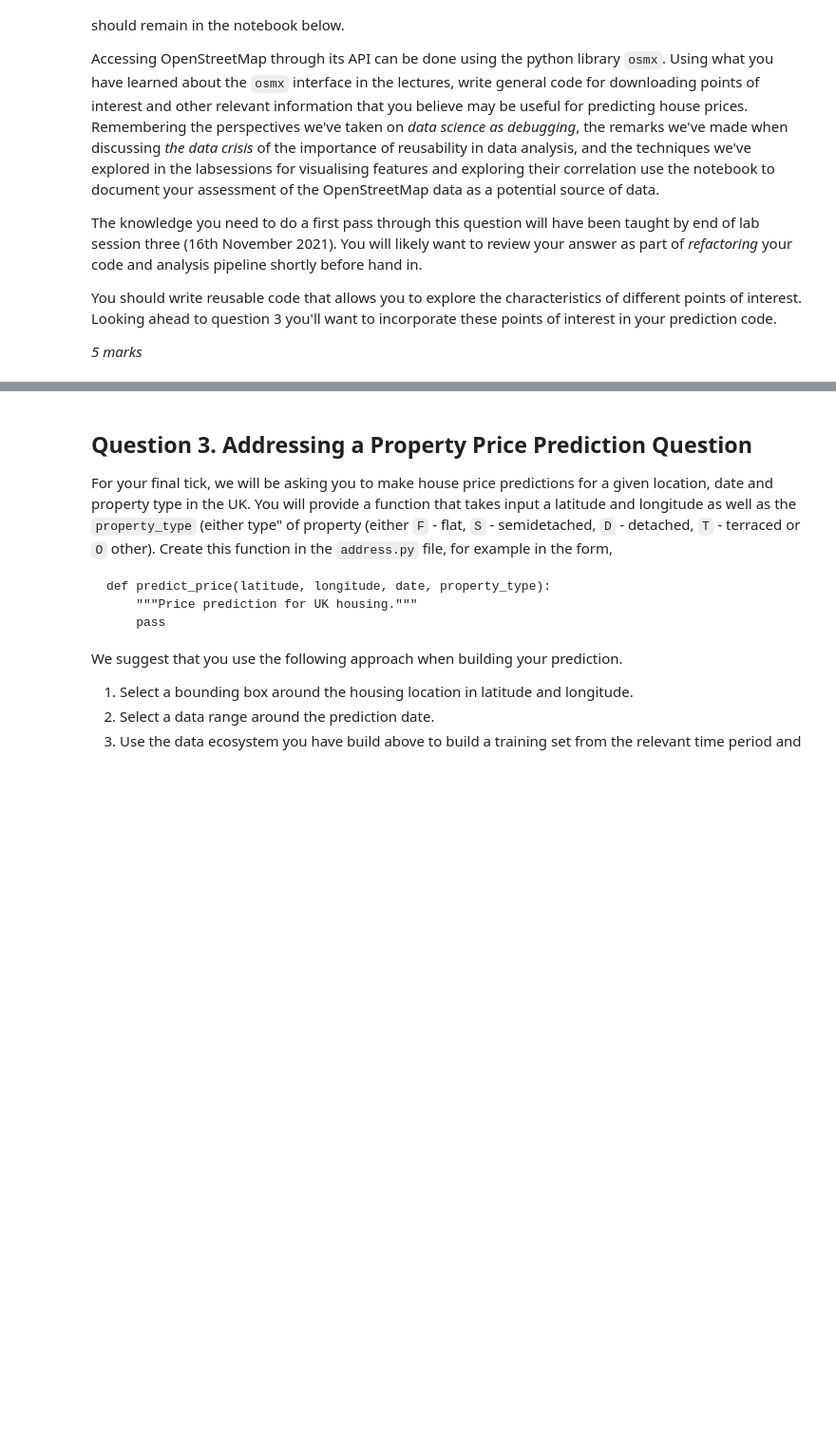
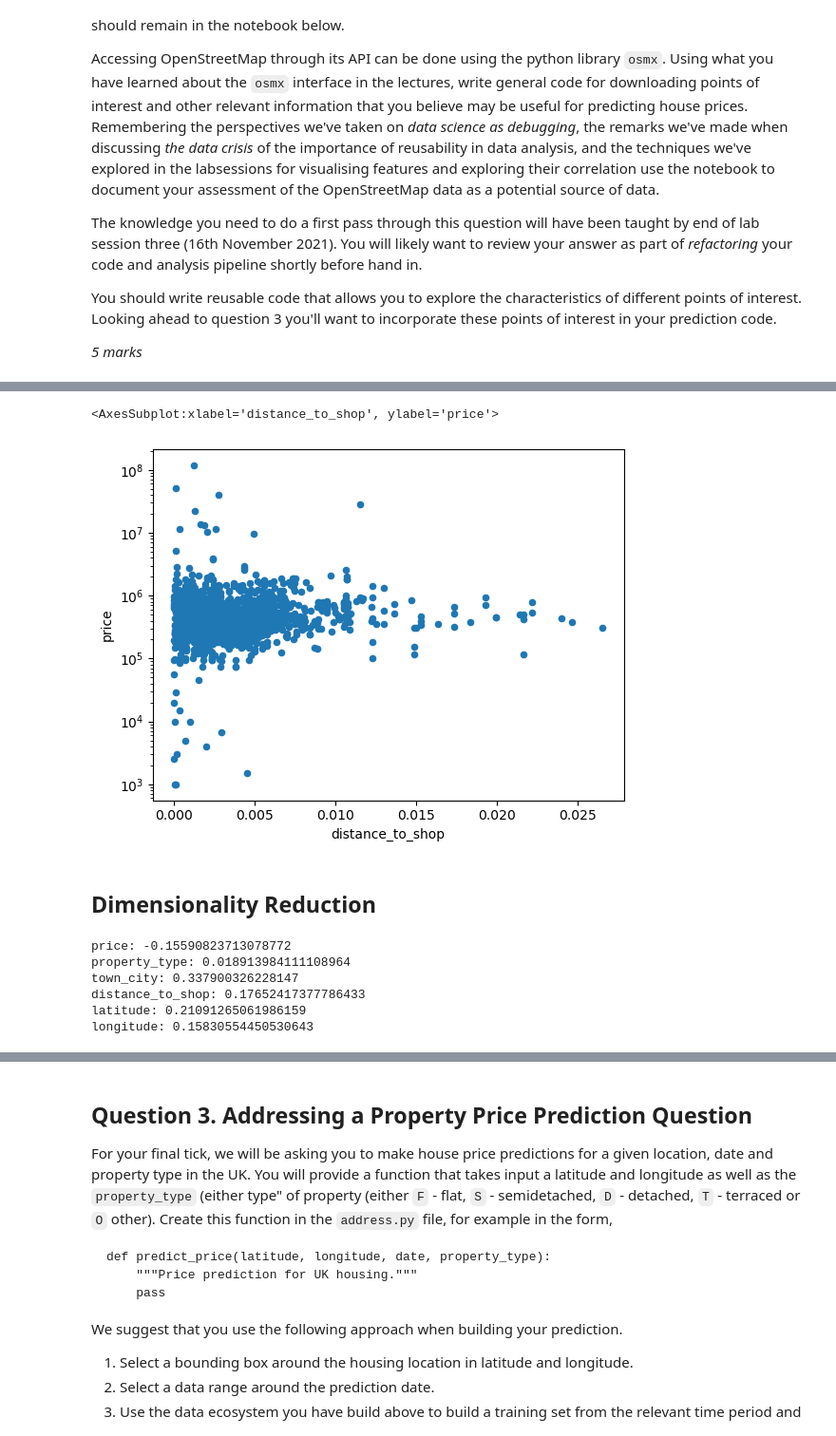
Before and after one commit to harryknighton/property-pricing, a Jupyter notebook: notebooks/assessment.ipynb, the cells around one changed output, grey strips where cells are left out. Shown: that part at 95% size. Cells and saved outputs as stored; diff of their text form; code cells hidden in the pictures; blank space fills up the shorter version.

```diff
--- a/notebooks/assessment.ipynb
+++ b/notebooks/assessment.ipynb
@@ -357,0 +424,20 @@ You should write reusable code that allows you to explore the characteristics of
+# %%
+df.plot(x='distance_to_shop', y='price', kind='scatter', logy=True)
+# %% [output]
+<AxesSubplot:xlabel='distance_to_shop', ylabel='price'>
+[figure, added]
+# %% [markdown]
+## Dimensionality Reduction
+# %%
+training_features = ['price', 'property_type', 'town_city', 'distance_to_shop', 'latitude', 'longitude']
+df = assess.normalise_numerical_features(df, ['price', 'latitude', 'longitude', 'distance_to_shop'])
+variance_contributions = assess.perform_pca(df, training_features)
+for attr, variance in variance_contributions.items():
+    print(f"{attr}: {variance}")
+# %% [output]
+price: -0.15590823713078772
+property_type: 0.018913984111108964
+town_city: 0.337900326228147
+distance_to_shop: 0.17652417377786433
+latitude: 0.21091265061986159
+longitude: 0.15830554450530643
```
Also changed, not shown: parts of 27 cells of this notebook, 8 other files.
